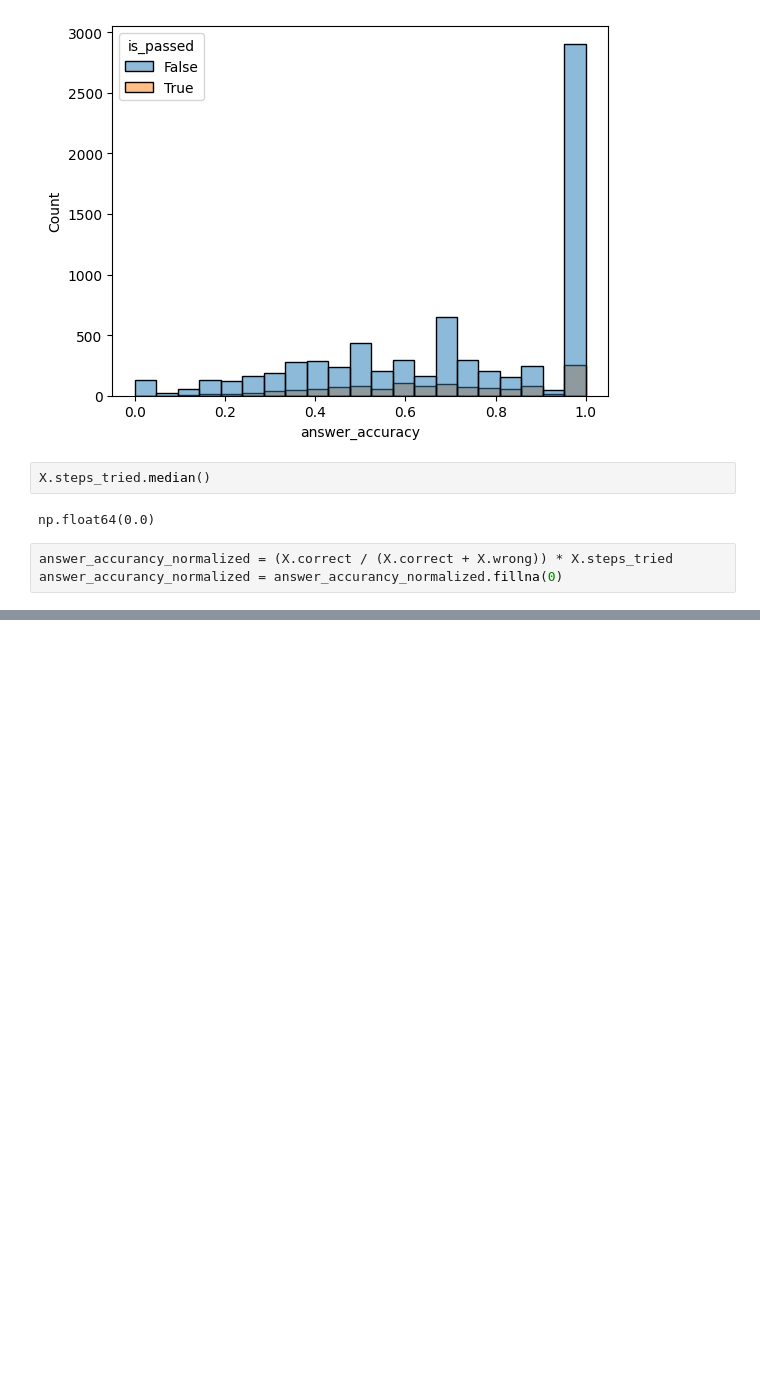
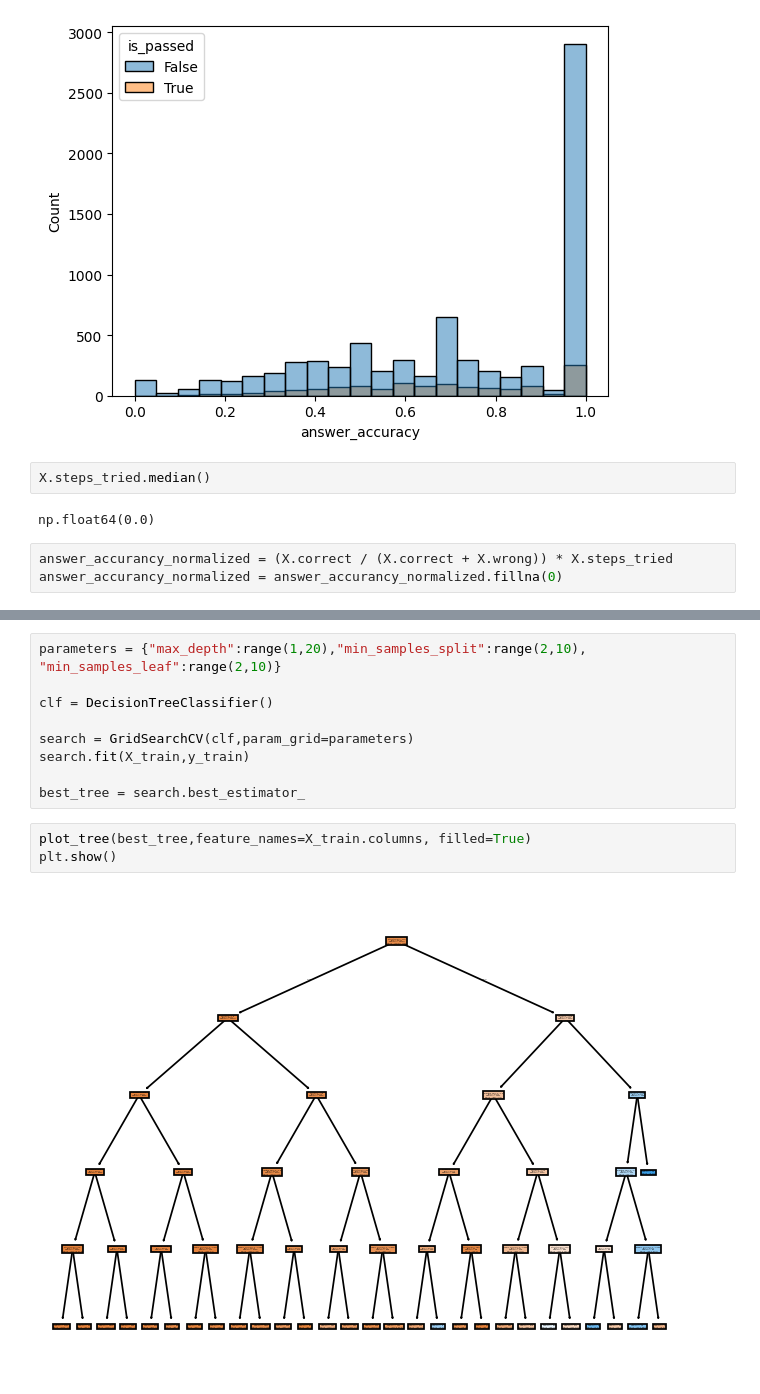
Before and after one commit to PigStep/Stepic-R-course-analitycs, a Jupyter notebook: main/main.ipynb, the cells around one changed output, grey strips where cells are left out. Drawn from its saved outputs; the diff is of its cells as text; blank space fills up the shorter version.

```diff
--- a/main/main.ipynb
+++ b/main/main.ipynb
@@ -276,0 +294,14 @@ ValueError: The following variable cannot be assigned with wide-form data: `hue`
+# %%
+parameters = {"max_depth":range(1,20),"min_samples_split":range(2,10), "min_samples_leaf":range(2,10)}
+
+clf = DecisionTreeClassifier()
+
+search = GridSearchCV(clf,param_grid=parameters)
+search.fit(X_train,y_train)
+
+best_tree = search.best_estimator_
+# %%
+plot_tree(best_tree,feature_names=X_train.columns, filled=True)
+plt.show()
+# %% [output]
+[figure, added]
```
Also changed, not shown: parts of 10 cells of this notebook.
